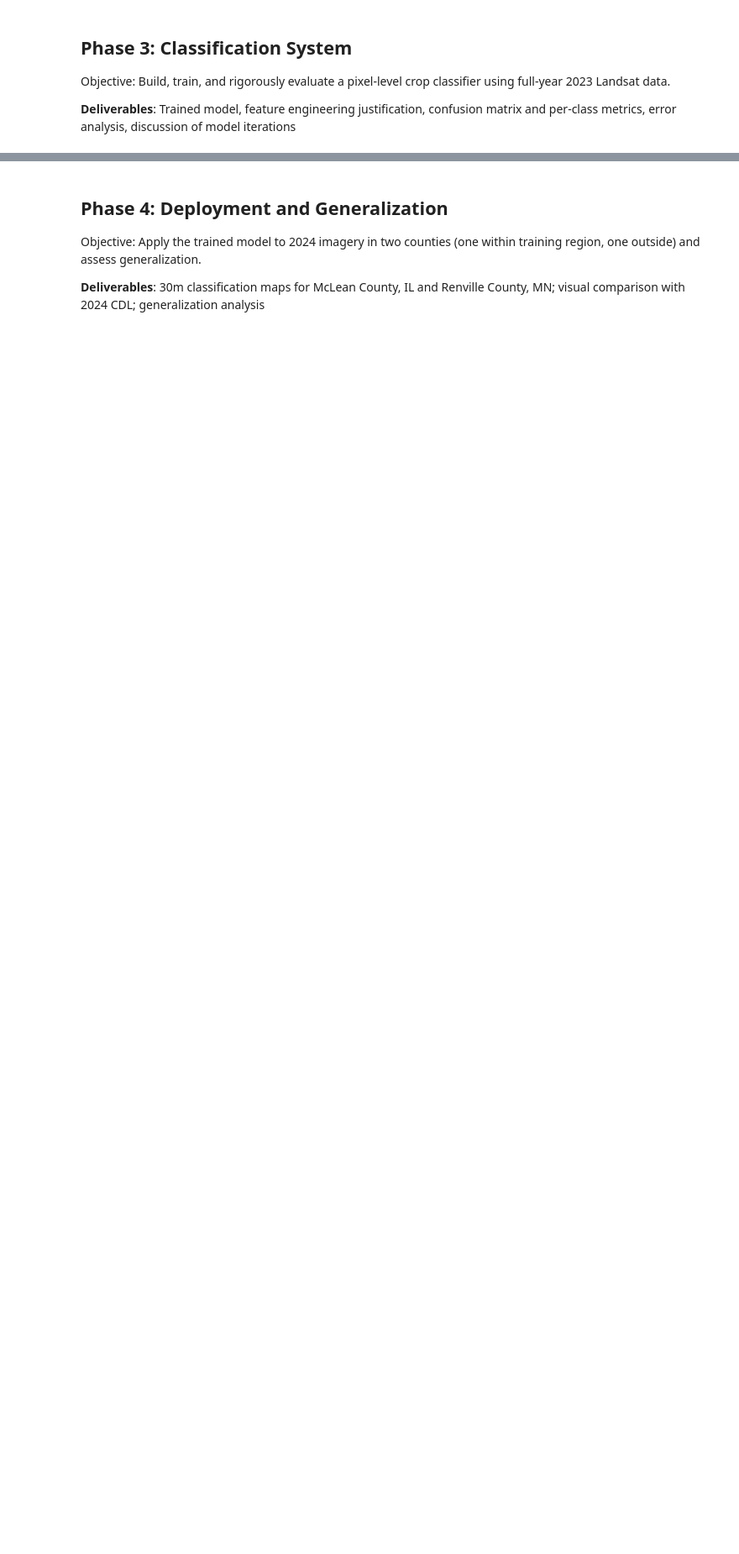
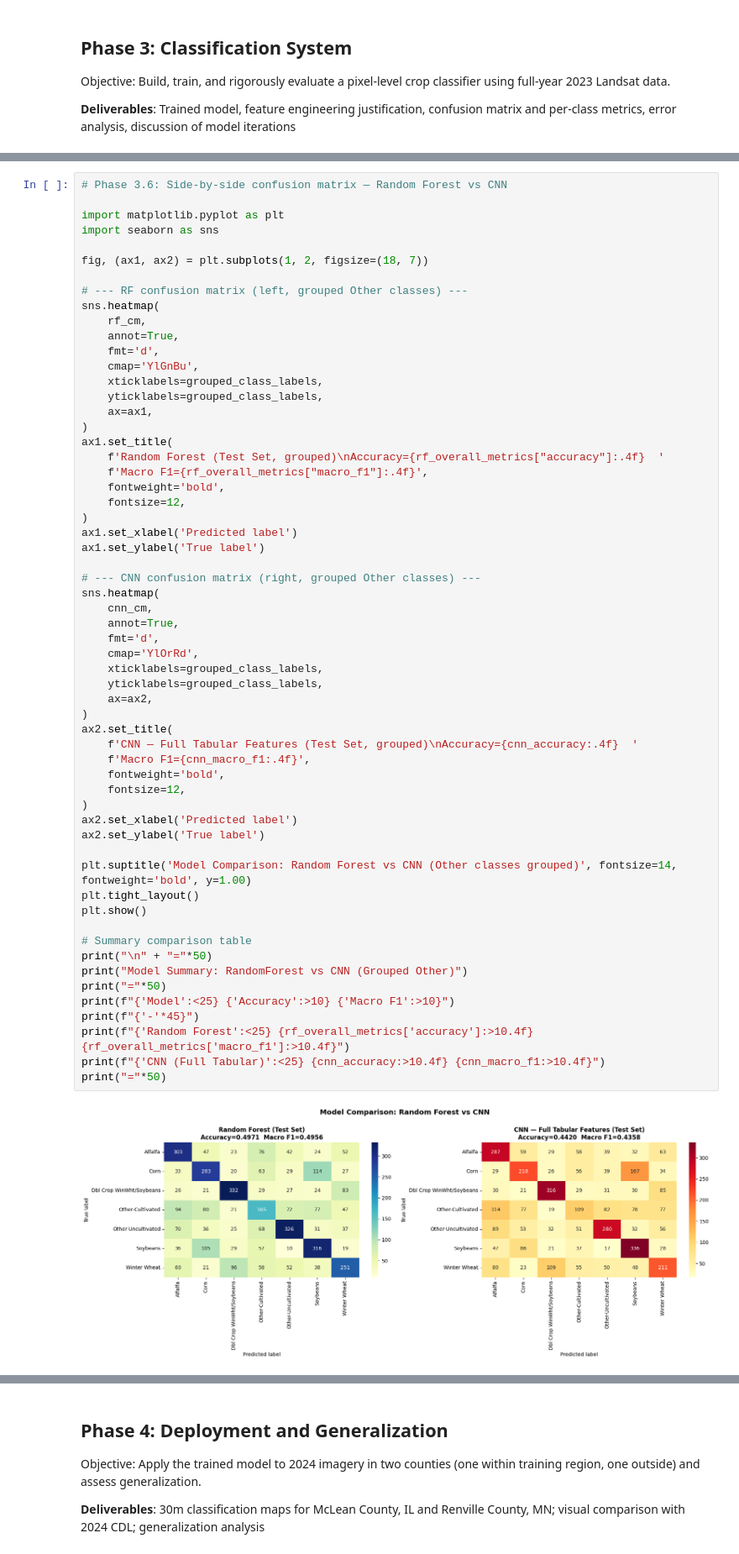
Before and after one commit to Vaibhav-Hariani/ECE414, a Jupyter notebook: Assignment_2.ipynb, the cells around one changed output, grey strips where cells are left out. Shown at 84% size. Cells and saved outputs as stored; diff of their text form; blank space fills up the shorter version.

```diff
--- a/Assignment_2.ipynb
+++ b/Assignment_2.ipynb
@@ -1124,0 +1285,61 @@ Least important features first:
+# %%
+# Phase 3.6: Side-by-side confusion matrix — Random Forest vs CNN
+
+import matplotlib.pyplot as plt
+import seaborn as sns
+
+fig, (ax1, ax2) = plt.subplots(1, 2, figsize=(18, 7))
+
+# --- RF confusion matrix (left, grouped Other classes) ---
+sns.heatmap(
+    rf_cm,
+    annot=True,
+    fmt='d',
+    cmap='YlGnBu',
+    xticklabels=grouped_class_labels,
+    yticklabels=grouped_class_labels,
+    ax=ax1,
+)
+ax1.set_title(
+    f'Random Forest (Test Set, grouped)\nAccuracy={rf_overall_metrics["accuracy"]:.4f}  '
+    f'Macro F1={rf_overall_metrics["macro_f1"]:.4f}',
+    fontweight='bold',
+    fontsize=12,
+)
+ax1.set_xlabel('Predicted label')
+ax1.set_ylabel('True label')
+
+# --- CNN confusion matrix (right, grouped Other classes) ---
+sns.heatmap(
+    cnn_cm,
+    annot=True,
+    fmt='d',
+    cmap='YlOrRd',
+    xticklabels=grouped_class_labels,
+    yticklabels=grouped_class_labels,
+    ax=ax2,
+)
+ax2.set_title(
+    f'CNN — Full Tabular Features (Test Set, grouped)\nAccuracy={cnn_accuracy:.4f}  '
+    f'Macro F1={cnn_macro_f1:.4f}',
+    fontweight='bold',
+    fontsize=12,
+)
+ax2.set_xlabel('Predicted label')
+ax2.set_ylabel('True label')
+
+plt.suptitle('Model Comparison: Random Forest vs CNN (Other classes grouped)', fontsize=14, fontweight='bold', y=1.00)
+plt.tight_layout()
+plt.show()
+
+# Summary comparison table
+print("\n" + "="*50)
+print("Model Summary: RandomForest vs CNN (Grouped Other)")
+print("="*50)
+print(f"{'Model':<25} {'Accuracy':>10} {'Macro F1':>10}")
+print(f"{'-'*45}")
+print(f"{'Random Forest':<25} {rf_overall_metrics['accuracy']:>10.4f} {rf_overall_metrics['macro_f1']:>10.4f}")
+print(f"{'CNN (Full Tabular)':<25} {cnn_accuracy:>10.4f} {cnn_macro_f1:>10.4f}")
+print("="*50)
+# %% [output]
+[figure, added]
```
Also changed, not shown: parts of 12 cells of this notebook.
